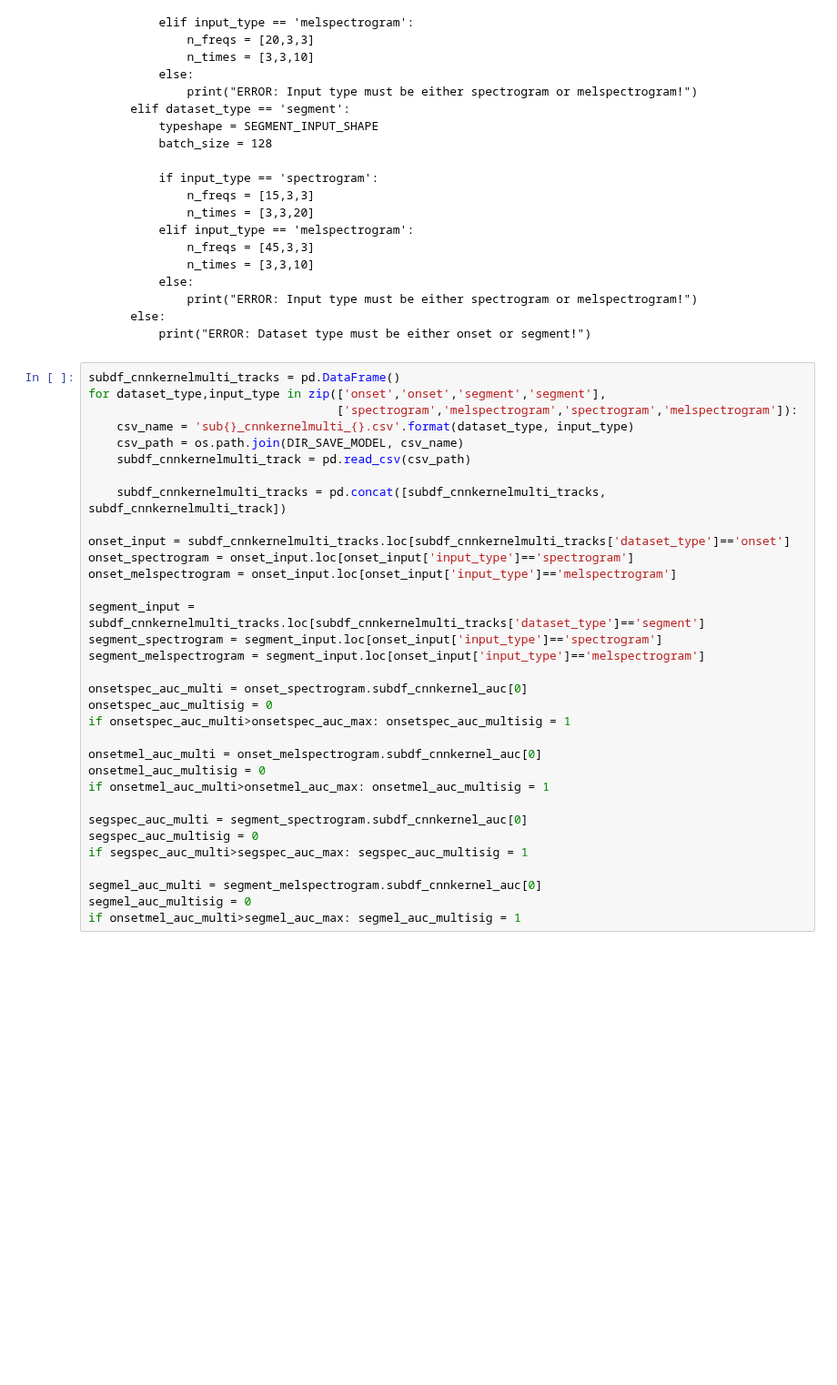
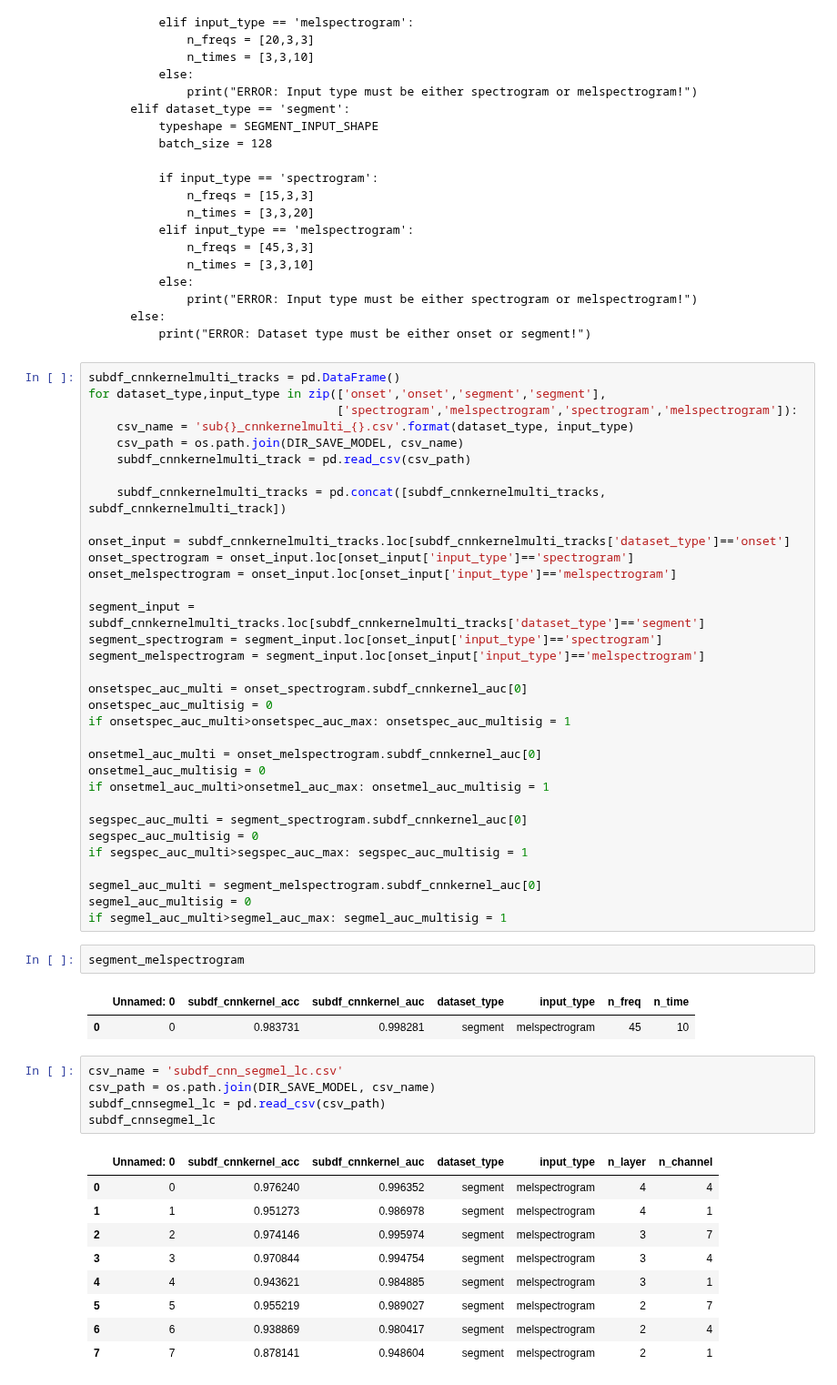
Before and after one commit to beiciliang/sustain-pedal-detection, a Jupyter notebook: 4. effect of cnn settings.ipynb, the cells around one changed output. Shown at 91% size. Saved outputs shown, nothing was run; the diff lists cells and outputs as text; blank space fills up the shorter version.

```diff
--- a/4. effect of cnn settings.ipynb
+++ b/4. effect of cnn settings.ipynb
@@ -656,7 +656,27 @@ if segspec_auc_multi>segspec_auc_max: segspec_auc_multisig = 1
 
 segmel_auc_multi = segment_melspectrogram.subdf_cnnkernel_auc[0]
 segmel_auc_multisig = 0
-if onsetmel_auc_multi>segmel_auc_max: segmel_auc_multisig = 1
+if segmel_auc_multi>segmel_auc_max: segmel_auc_multisig = 1
+# %%
+segment_melspectrogram
+# %% [output]
+|  | Unnamed: 0 | subdf_cnnkernel_acc | subdf_cnnkernel_auc | dataset_type | input_type | n_freq | n_time |
+| 0 | 0 | 0.983731 | 0.998281 | segment | melspectrogram | 45 | 10 |
+# %%
+csv_name = 'subdf_cnn_segmel_lc.csv'
+csv_path = os.path.join(DIR_SAVE_MODEL, csv_name)
+subdf_cnnsegmel_lc = pd.read_csv(csv_path)
+subdf_cnnsegmel_lc
+# %% [output]
+|  | Unnamed: 0 | subdf_cnnkernel_acc | subdf_cnnkernel_auc | dataset_type | input_type | n_layer | n_channel |
+| 0 | 0 | 0.976240 | 0.996352 | segment | melspectrogram | 4 | 4 |
+| 1 | 1 | 0.951273 | 0.986978 | segment | melspectrogram | 4 | 1 |
+| 2 | 2 | 0.974146 | 0.995974 | segment | melspectrogram | 3 | 7 |
+| 3 | 3 | 0.970844 | 0.994754 | segment | melspectrogram | 3 | 4 |
+| 4 | 4 | 0.943621 | 0.984885 | segment | melspectrogram | 3 | 1 |
+| 5 | 5 | 0.955219 | 0.989027 | segment | melspectrogram | 2 | 7 |
+| 6 | 6 | 0.938869 | 0.980417 | segment | melspectrogram | 2 | 4 |
+| 7 | 7 | 0.878141 | 0.948604 | segment | melspectrogram | 2 | 1 |
 # %% [markdown]
 The best auc of onset excerpts uses mel spectrogram as input, kernel is 3x10.
 
```
Also changed, not shown: parts of 7 cells of this notebook.
